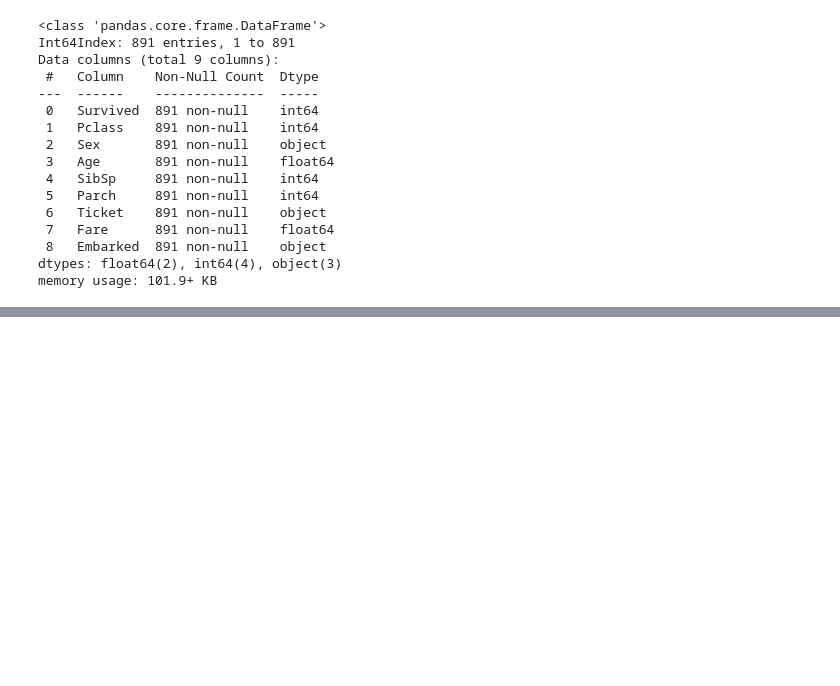
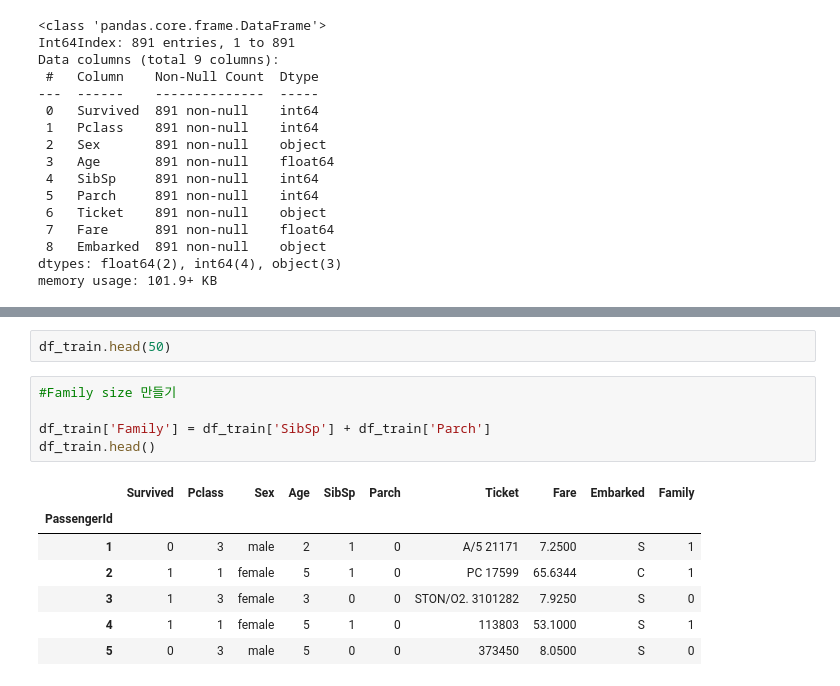
Before and after one commit to ramsoi53/ramsoi, a Jupyter notebook: ML_Titanic.ipynb, the cells around one changed output, grey strips where cells are left out. Saved outputs shown, nothing was run; the diff lists cells and outputs as text; blank space fills up the shorter version.

```diff
--- a/ML_Titanic.ipynb
+++ b/ML_Titanic.ipynb
@@ -455,0 +522,15 @@ memory usage: 101.9+ KB
+# %%
+df_train.head(50)
+# %%
+#Family size 만들기
+
+df_train['Family'] = df_train['SibSp'] + df_train['Parch']
+df_train.head()
+# %% [output]
+|  | Survived | Pclass | Sex | Age | SibSp | Parch | Ticket | Fare | Embarked | Family |
+| PassengerId |  |  |  |  |  |  |  |  |  |  |
+| 1 | 0 | 3 | male | 2 | 1 | 0 | A/5 21171 | 7.2500 | S | 1 |
+| 2 | 1 | 1 | female | 5 | 1 | 0 | PC 17599 | 65.6344 | C | 1 |
+| 3 | 1 | 3 | female | 3 | 0 | 0 | STON/O2. 3101282 | 7.9250 | S | 0 |
+| 4 | 1 | 1 | female | 5 | 1 | 0 | 113803 | 53.1000 | S | 1 |
+| 5 | 0 | 3 | male | 5 | 0 | 0 | 373450 | 8.0500 | S | 0 |
```
Also changed, not shown: parts of 11 cells of this notebook.
